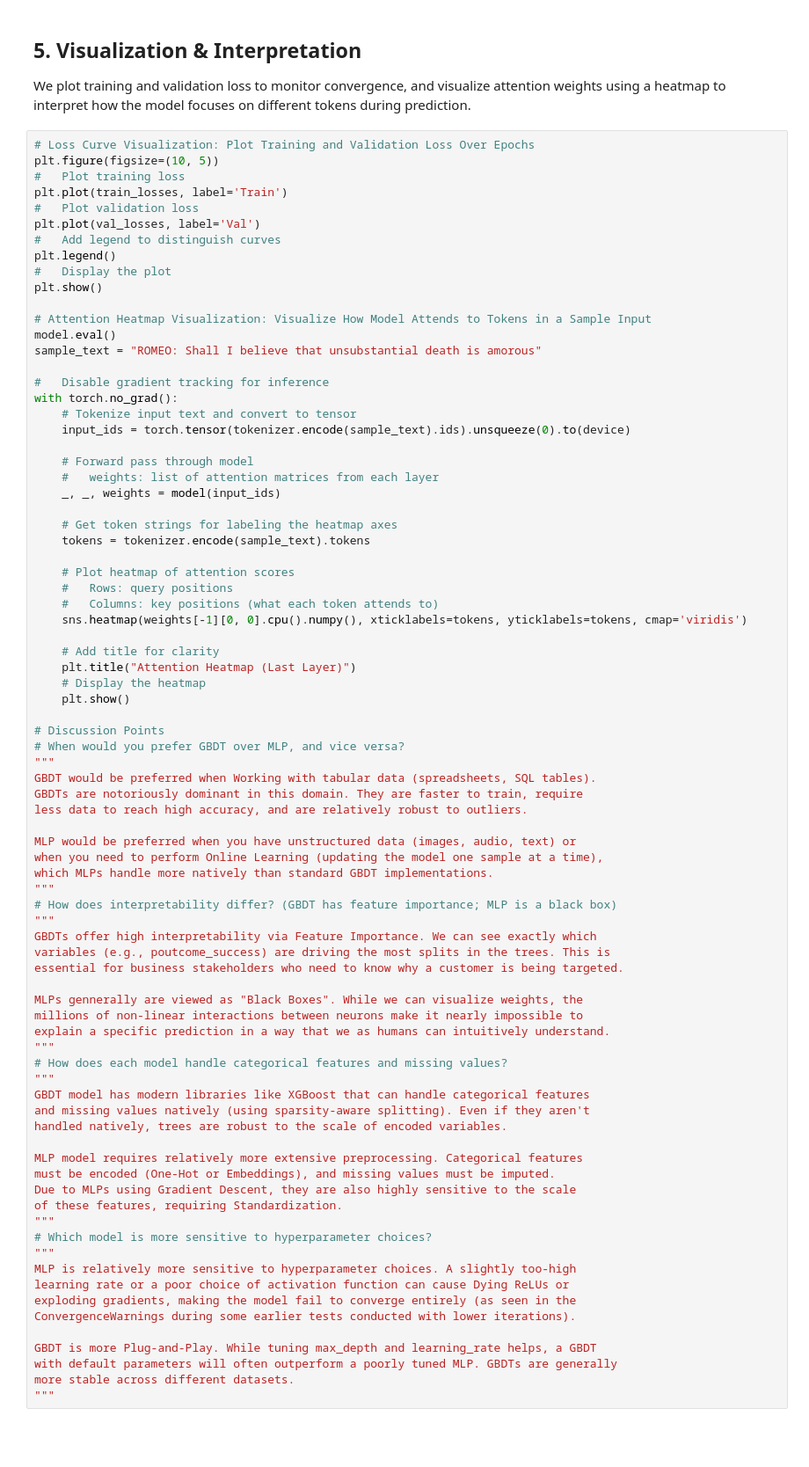
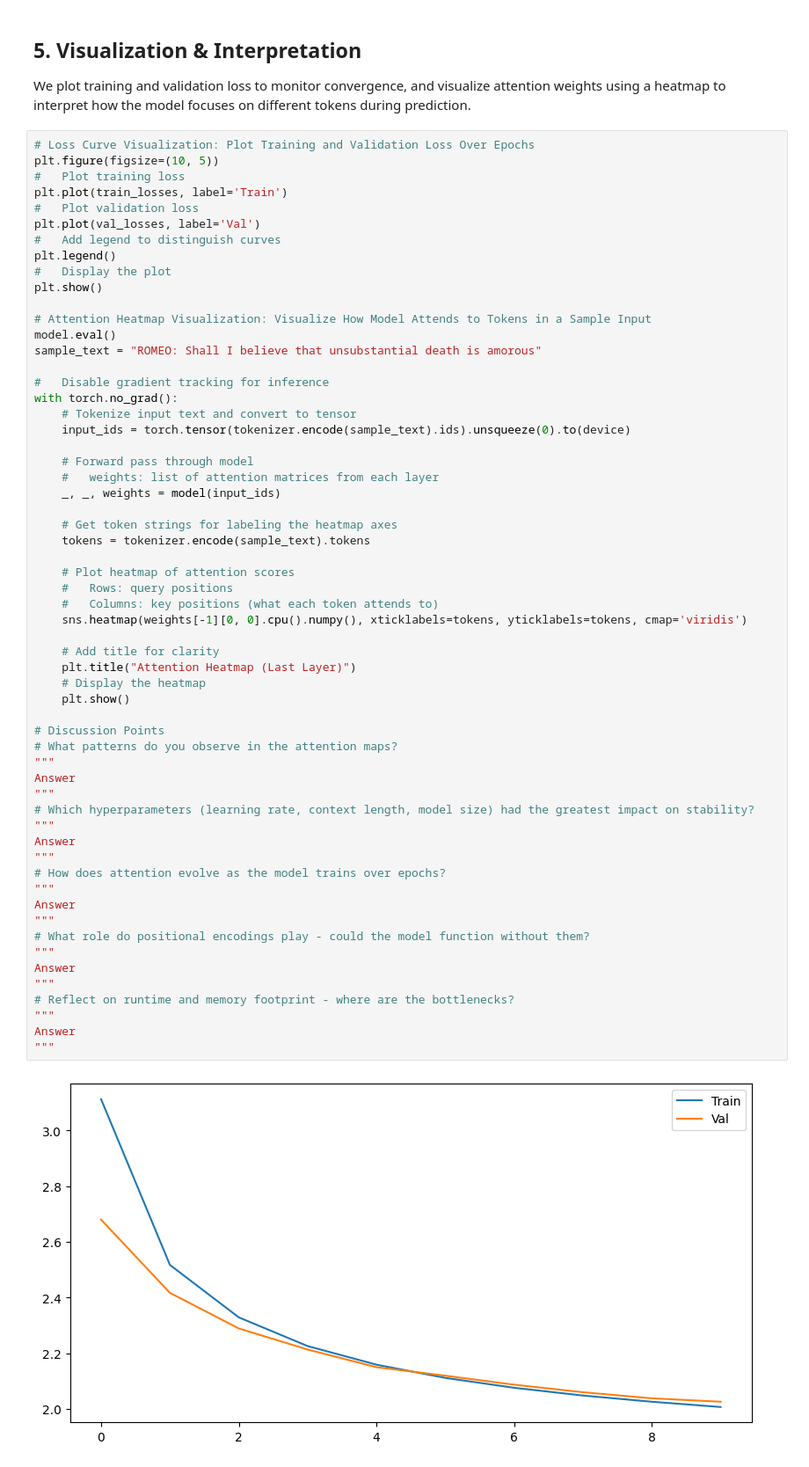
Before and after one commit to Daniel-Manjarrez/AppliedMachineLearningAssignment3, a Jupyter notebook: Assignment3.ipynb, the cells around one changed output. Shown at 88% size. Drawn from its saved outputs; the diff is of its cells as text; blank space fills up the shorter version.

```diff
--- a/Assignment3.ipynb
+++ b/Assignment3.ipynb
@@ -324,64 +331,43 @@ with torch.no_grad():
     # Tokenize input text and convert to tensor
     input_ids = torch.tensor(tokenizer.encode(sample_text).ids).unsqueeze(0).to(device)
 
     # Forward pass through model
     #   weights: list of attention matrices from each layer
     _, _, weights = model(input_ids)
 
     # Get token strings for labeling the heatmap axes
     tokens = tokenizer.encode(sample_text).tokens
 
     # Plot heatmap of attention scores
     #   Rows: query positions
     #   Columns: key positions (what each token attends to)
     sns.heatmap(weights[-1][0, 0].cpu().numpy(), xticklabels=tokens, yticklabels=tokens, cmap='viridis')
 
     # Add title for clarity
     plt.title("Attention Heatmap (Last Layer)")
     # Display the heatmap
     plt.show()
 
 # Discussion Points
-# When would you prefer GBDT over MLP, and vice versa?
+# What patterns do you observe in the attention maps?
 """
-GBDT would be preferred when Working with tabular data (spreadsheets, SQL tables).
-GBDTs are notoriously dominant in this domain. They are faster to train, require
-less data to reach high accuracy, and are relatively robust to outliers.
-
-MLP would be preferred when you have unstructured data (images, audio, text) or
-when you need to perform Online Learning (updating the model one sample at a time),
-which MLPs handle more natively than standard GBDT implementations.
+Answer
 """
-# How does interpretability differ? (GBDT has feature importance; MLP is a black box)
+# Which hyperparameters (learning rate, context length, model size) had the greatest impact on stability?
 """
-GBDTs offer high interpretability via Feature Importance. We can see exactly which
-variables (e.g., poutcome_success) are driving the most splits in the trees. This is
-essential for business stakeholders who need to know why a customer is being targeted.
-
-MLPs gennerally are viewed as "Black Boxes". While we can visualize weights, the
-millions of non-linear interactions between neurons make it nearly impossible to
-explain a specific prediction in a way that we as humans can intuitively understand.
+Answer
 """
-# How does each model handle categorical features and missing values?
+# How does attention evolve as the model trains over epochs?
 """
-GBDT model has modern libraries like XGBoost that can handle categorical features
-and missing values natively (using sparsity-aware splitting). Even if they aren't
-handled natively, trees are robust to the scale of encoded variables.
-
-MLP model requires relatively more extensive preprocessing. Categorical features
-must be encoded (One-Hot or Embeddings), and missing values must be imputed.
-Due to MLPs using Gradient Descent, they are also highly sensitive to the scale
-of these features, requiring Standardization.
+Answer
 """
-# Which model is more sensitive to hyperparameter choices?
+# What role do positional encodings play - could the model function without them?
 """
-MLP is relatively more sensitive to hyperparameter choices. A slightly too-high
-learning rate or a poor choice of activation function can cause Dying ReLUs or
-exploding gradients, making the model fail to converge entirely (as seen in the
-ConvergenceWarnings during some earlier tests conducted with lower iterations).
-
-GBDT is more Plug-and-Play. While tuning max_depth and learning_rate helps, a GBDT
-with default parameters will often outperform a poorly tuned MLP. GBDTs are generally
-more stable across different datasets.
+Answer
 """
+# Reflect on runtime and memory footprint - where are the bottlenecks?
+"""
+Answer
+"""
 # %% [output]
+[figure, new version]
```
Also changed, not shown: parts of 2 cells of this notebook.
